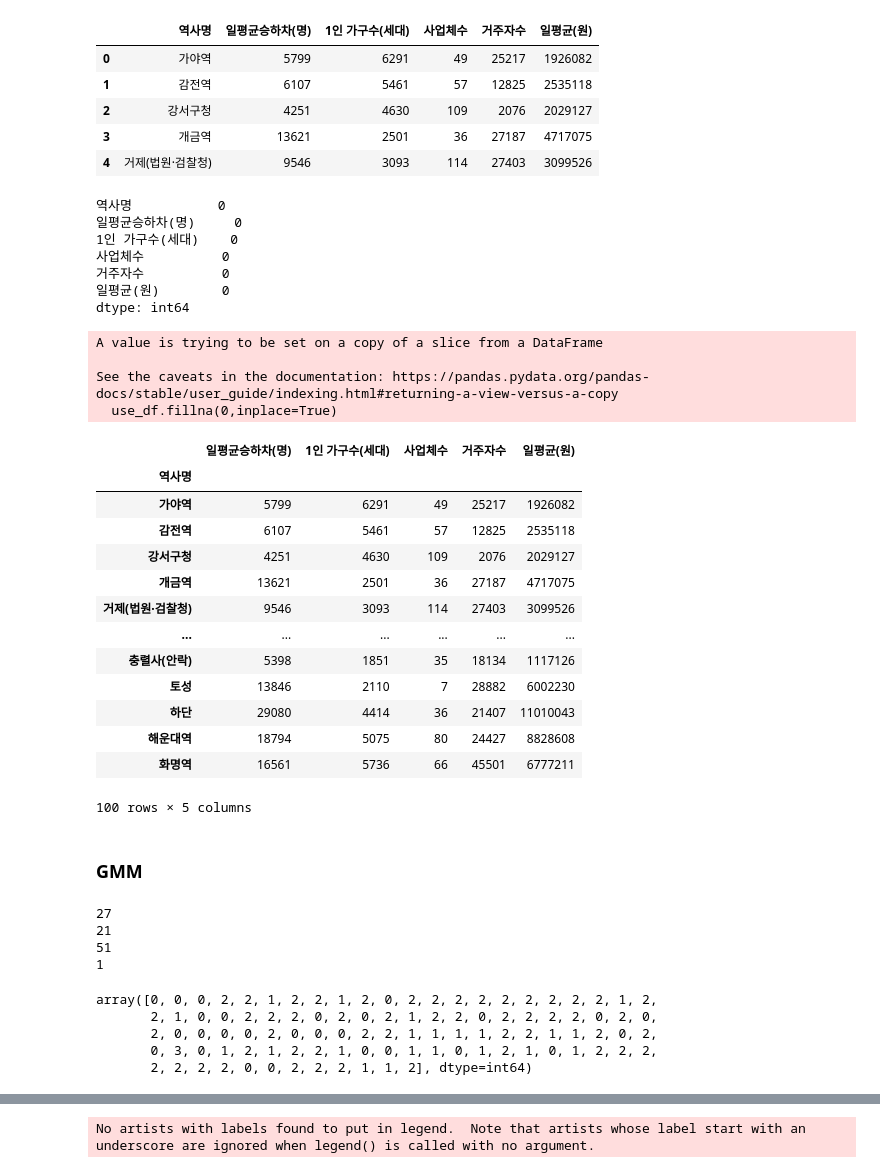
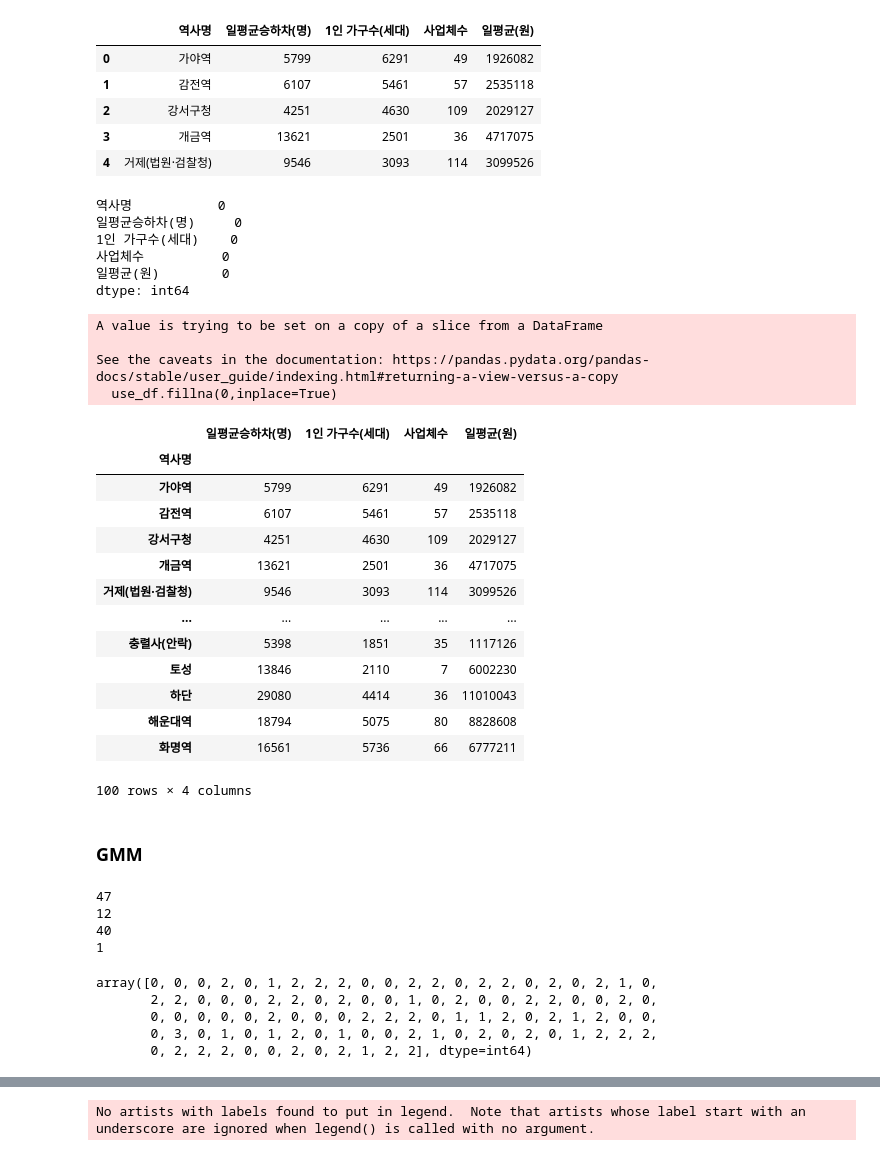
Before and after one commit to Busan-Bigdata-analysis/storage, a Jupyter notebook: visualization/clustering/GMM(정규화X).ipynb, the cells around one changed output, grey strips where cells are left out. Saved outputs shown, nothing was run; the diff lists cells and outputs as text; code cells hidden in the pictures.

```diff
--- a/visualization/clustering/GMM(정규화X).ipynb
+++ b/visualization/clustering/GMM(정규화X).ipynb
@@ -34,15 +34,15 @@ df.head()
 | 3 | 개금역 | 35.153284 | 129.020533 | 13621 | 37.0 | 27187 | 0.94 | 79 | 2501 | 36 | ... |
 | 4 | 거제(법원·검찰청) | 35.188589 | 129.073941 | 9546 | 16.0 | 27403 | 0.91 | 14 | 3093 | 114 | ... |
 # %%
-use_df = df[['역사명','일평균승하차(명)', '1인 가구수(세대)','사업체수','거주자수','일평균(원)']]
+use_df = df[['역사명','일평균승하차(명)', '1인 가구수(세대)','사업체수','일평균(원)']]
 use_df.head()
 # %% [output]
-|  | 역사명 | 일평균승하차(명) | 1인 가구수(세대) | 사업체수 | 거주자수 | 일평균(원) |
-| 0 | 가야역 | 5799 | 6291 | 49 | 25217 | 1926082 |
-| 1 | 감전역 | 6107 | 5461 | 57 | 12825 | 2535118 |
-| 2 | 강서구청 | 4251 | 4630 | 109 | 2076 | 2029127 |
-| 3 | 개금역 | 13621 | 2501 | 36 | 27187 | 4717075 |
-| 4 | 거제(법원·검찰청) | 9546 | 3093 | 114 | 27403 | 3099526 |
+|  | 역사명 | 일평균승하차(명) | 1인 가구수(세대) | 사업체수 | 일평균(원) |
+| 0 | 가야역 | 5799 | 6291 | 49 | 1926082 |
+| 1 | 감전역 | 6107 | 5461 | 57 | 2535118 |
+| 2 | 강서구청 | 4251 | 4630 | 109 | 2029127 |
+| 3 | 개금역 | 13621 | 2501 | 36 | 4717075 |
+| 4 | 거제(법원·검찰청) | 9546 | 3093 | 114 | 3099526 |
 # %%
 use_df.isnull().sum()
 # %% [output]
@@ -50,7 +50,6 @@ use_df.isnull().sum()
 일평균승하차(명)     0
 1인 가구수(세대)    0
 사업체수          0
-거주자수          0
 일평균(원)        0
 dtype: int64
 # %%
@@ -69,20 +68,20 @@ a.drop(columns="역사명",inplace=True)
 # %%
 a
 # %% [output]
-|  | 일평균승하차(명) | 1인 가구수(세대) | 사업체수 | 거주자수 | 일평균(원) |
-| 역사명 |  |  |  |  |  |
-| 가야역 | 5799 | 6291 | 49 | 25217 | 1926082 |
-| 감전역 | 6107 | 5461 | 57 | 12825 | 2535118 |
-| 강서구청 | 4251 | 4630 | 109 | 2076 | 2029127 |
-| 개금역 | 13621 | 2501 | 36 | 27187 | 4717075 |
-| 거제(법원·검찰청) | 9546 | 3093 | 114 | 27403 | 3099526 |
-| ... | ... | ... | ... | ... | ... |
-| 충렬사(안락) | 5398 | 1851 | 35 | 18134 | 1117126 |
-| 토성 | 13846 | 2110 | 7 | 28882 | 6002230 |
-| 하단 | 29080 | 4414 | 36 | 21407 | 11010043 |
-| 해운대역 | 18794 | 5075 | 80 | 24427 | 8828608 |
-| 화명역 | 16561 | 5736 | 66 | 45501 | 6777211 |
+|  | 일평균승하차(명) | 1인 가구수(세대) | 사업체수 | 일평균(원) |
+| 역사명 |  |  |  |  |
+| 가야역 | 5799 | 6291 | 49 | 1926082 |
+| 감전역 | 6107 | 5461 | 57 | 2535118 |
+| 강서구청 | 4251 | 4630 | 109 | 2029127 |
+| 개금역 | 13621 | 2501 | 36 | 4717075 |
+| 거제(법원·검찰청) | 9546 | 3093 | 114 | 3099526 |
+| ... | ... | ... | ... | ... |
+| 충렬사(안락) | 5398 | 1851 | 35 | 1117126 |
+| 토성 | 13846 | 2110 | 7 | 6002230 |
+| 하단 | 29080 | 4414 | 36 | 11010043 |
+| 해운대역 | 18794 | 5075 | 80 | 8828608 |
+| 화명역 | 16561 | 5736 | 66 | 6777211 |
-100 rows × 5 columns
+100 rows × 4 columns
 # %% [markdown]
 ### GMM
 # %%
@@ -92,18 +91,18 @@ labels = gm.fit_predict(a)
 for i in range(0,4):
     print(np.count_nonzero(labels == i))
 # %% [output]
-27
-21
-51
+47
+12
+40
 1
 # %%
 labels
 # %% [output]
-array([0, 0, 0, 2, 2, 1, 2, 2, 1, 2, 0, 2, 2, 2, 2, 2, 2, 2, 2, 2, 1, 2,
-       2, 1, 0, 0, 2, 2, 2, 0, 2, 0, 2, 1, 2, 2, 0, 2, 2, 2, 2, 0, 2, 0,
-       2, 0, 0, 0, 0, 2, 0, 0, 0, 2, 2, 1, 1, 1, 1, 2, 2, 1, 1, 2, 0, 2,
-       0, 3, 0, 1, 2, 1, 2, 2, 1, 0, 0, 1, 1, 0, 1, 2, 1, 0, 1, 2, 2, 2,
-       2, 2, 2, 2, 0, 0, 2, 2, 2, 1, 1, 2], dtype=int64)
+array([0, 0, 0, 2, 0, 1, 2, 2, 2, 0, 0, 2, 2, 0, 2, 2, 0, 2, 0, 2, 1, 0,
+       2, 2, 0, 0, 0, 2, 2, 0, 2, 0, 0, 1, 0, 2, 0, 0, 2, 2, 0, 0, 2, 0,
+       0, 0, 0, 0, 0, 2, 0, 0, 0, 2, 2, 2, 0, 1, 1, 2, 0, 2, 1, 2, 0, 0,
+       0, 3, 0, 1, 0, 1, 2, 0, 1, 0, 0, 2, 1, 0, 2, 0, 2, 0, 1, 2, 2, 2,
+       0, 2, 2, 2, 0, 0, 2, 0, 2, 1, 2, 2], dtype=int64)
 # %%
 a['gmm_group'] = labels
 a.head()
```
Also changed, not shown: parts of 6 cells of this notebook, 2 other files.
